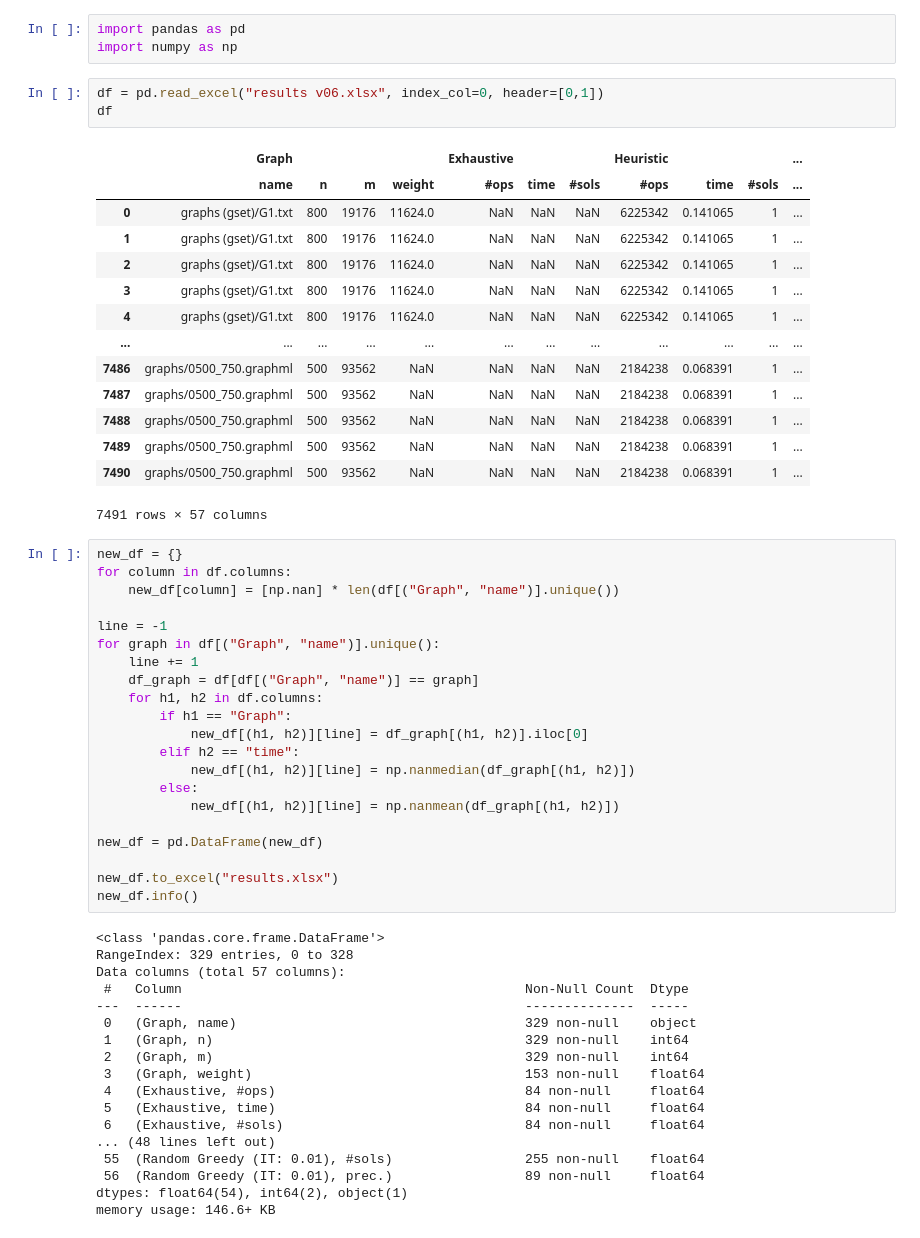
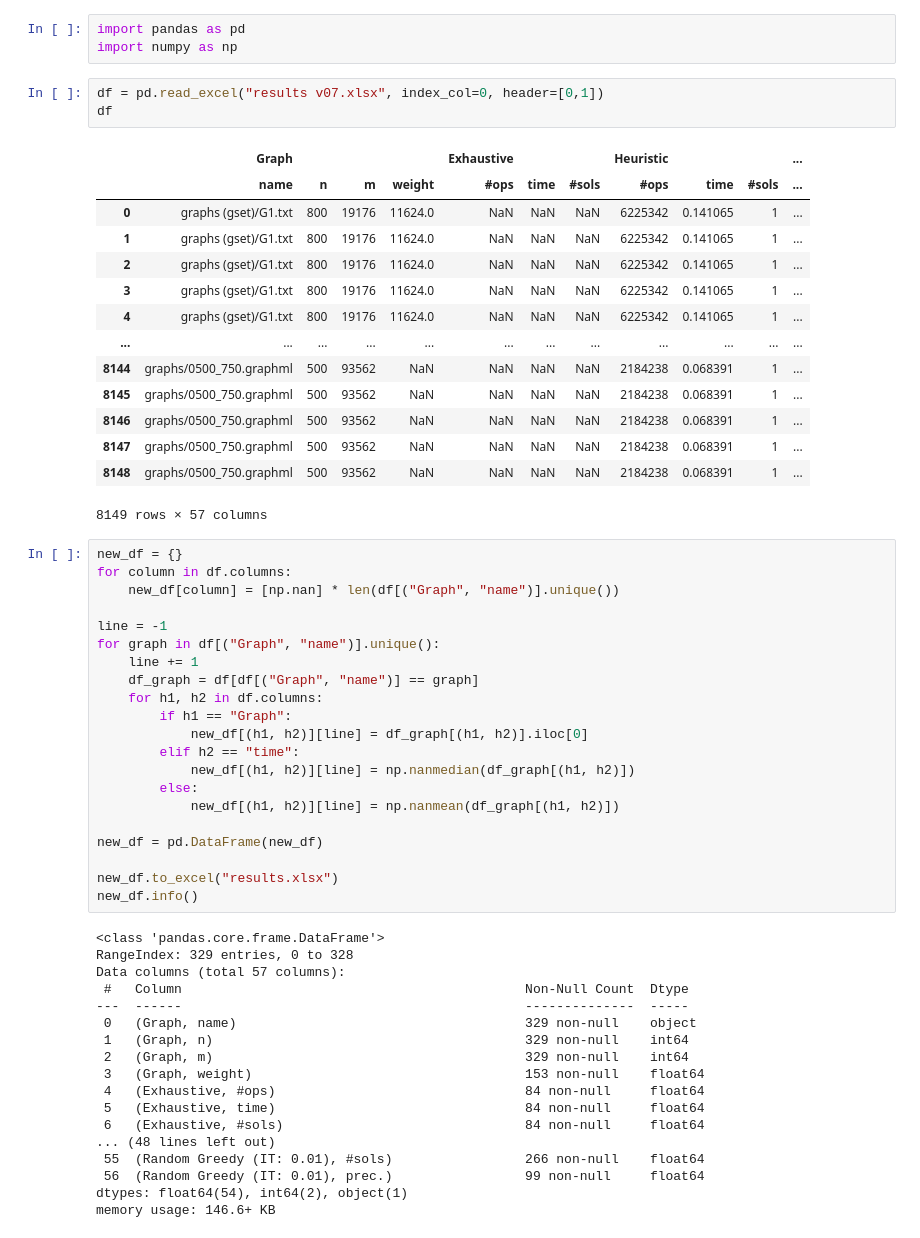
Before and after one commit to Hugoverissimo21/max-weighted-cut-02, a Jupyter notebook: benchmarks (02mean).ipynb, the cells around one changed output. Drawn from its saved outputs; the diff is of its cells as text.

```diff
--- a/benchmarks (02mean).ipynb
+++ b/benchmarks (02mean).ipynb
@@ -2,23 +2,23 @@
 import pandas as pd
 import numpy as np
 # %%
-df = pd.read_excel("results v06.xlsx", index_col=0, header=[0,1])
+df = pd.read_excel("results v07.xlsx", index_col=0, header=[0,1])
 df
 # %% [output]
 |  | Graph |  |  |  | Exhaustive |  |  | Heuristic |  |  | ... |
 |  | name | n | m | weight | #ops | time | #sols | #ops | time | #sols | ... |
 | 0 | graphs (gset)/G1.txt | 800 | 19176 | 11624.0 | NaN | NaN | NaN | 6225342 | 0.141065 | 1 | ... |
 | 1 | graphs (gset)/G1.txt | 800 | 19176 | 11624.0 | NaN | NaN | NaN | 6225342 | 0.141065 | 1 | ... |
 | 2 | graphs (gset)/G1.txt | 800 | 19176 | 11624.0 | NaN | NaN | NaN | 6225342 | 0.141065 | 1 | ... |
 | 3 | graphs (gset)/G1.txt | 800 | 19176 | 11624.0 | NaN | NaN | NaN | 6225342 | 0.141065 | 1 | ... |
 | 4 | graphs (gset)/G1.txt | 800 | 19176 | 11624.0 | NaN | NaN | NaN | 6225342 | 0.141065 | 1 | ... |
 | ... | ... | ... | ... | ... | ... | ... | ... | ... | ... | ... | ... |
-| 7486 | graphs/0500_750.graphml | 500 | 93562 | NaN | NaN | NaN | NaN | 2184238 | 0.068391 | 1 | ... |
-| 7487 | graphs/0500_750.graphml | 500 | 93562 | NaN | NaN | NaN | NaN | 2184238 | 0.068391 | 1 | ... |
-| 7488 | graphs/0500_750.graphml | 500 | 93562 | NaN | NaN | NaN | NaN | 2184238 | 0.068391 | 1 | ... |
-| 7489 | graphs/0500_750.graphml | 500 | 93562 | NaN | NaN | NaN | NaN | 2184238 | 0.068391 | 1 | ... |
-| 7490 | graphs/0500_750.graphml | 500 | 93562 | NaN | NaN | NaN | NaN | 2184238 | 0.068391 | 1 | ... |
+| 8144 | graphs/0500_750.graphml | 500 | 93562 | NaN | NaN | NaN | NaN | 2184238 | 0.068391 | 1 | ... |
+| 8145 | graphs/0500_750.graphml | 500 | 93562 | NaN | NaN | NaN | NaN | 2184238 | 0.068391 | 1 | ... |
+| 8146 | graphs/0500_750.graphml | 500 | 93562 | NaN | NaN | NaN | NaN | 2184238 | 0.068391 | 1 | ... |
+| 8147 | graphs/0500_750.graphml | 500 | 93562 | NaN | NaN | NaN | NaN | 2184238 | 0.068391 | 1 | ... |
+| 8148 | graphs/0500_750.graphml | 500 | 93562 | NaN | NaN | NaN | NaN | 2184238 | 0.068391 | 1 | ... |
-7491 rows × 57 columns
+8149 rows × 57 columns
 # %%
 new_df = {}
 for column in df.columns:
@@ -54,7 +54,7 @@ Data columns (total 57 columns):
  5   (Exhaustive, time)                                84 non-null     float64
  6   (Exhaustive, #sols)                               84 non-null     float64
 ... (48 lines left out)
- 55  (Random Greedy (IT: 0.01), #sols)                 255 non-null    float64
- 56  (Random Greedy (IT: 0.01), prec.)                 89 non-null     float64
+ 55  (Random Greedy (IT: 0.01), #sols)                 266 non-null    float64
+ 56  (Random Greedy (IT: 0.01), prec.)                 99 non-null     float64
 dtypes: float64(54), int64(2), object(1)
 memory usage: 146.6+ KB
```
Also changed, not shown: 14 other files.
